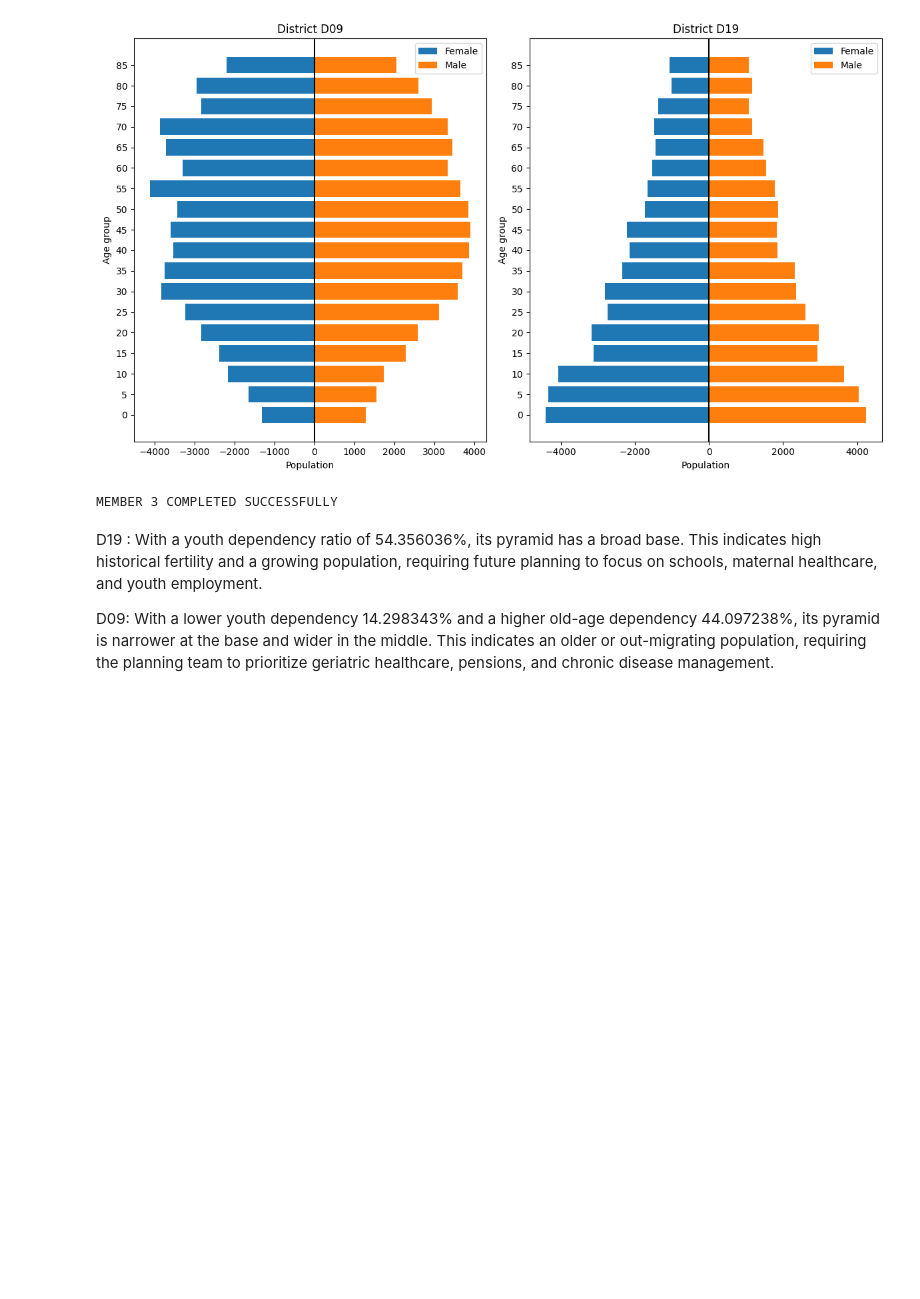
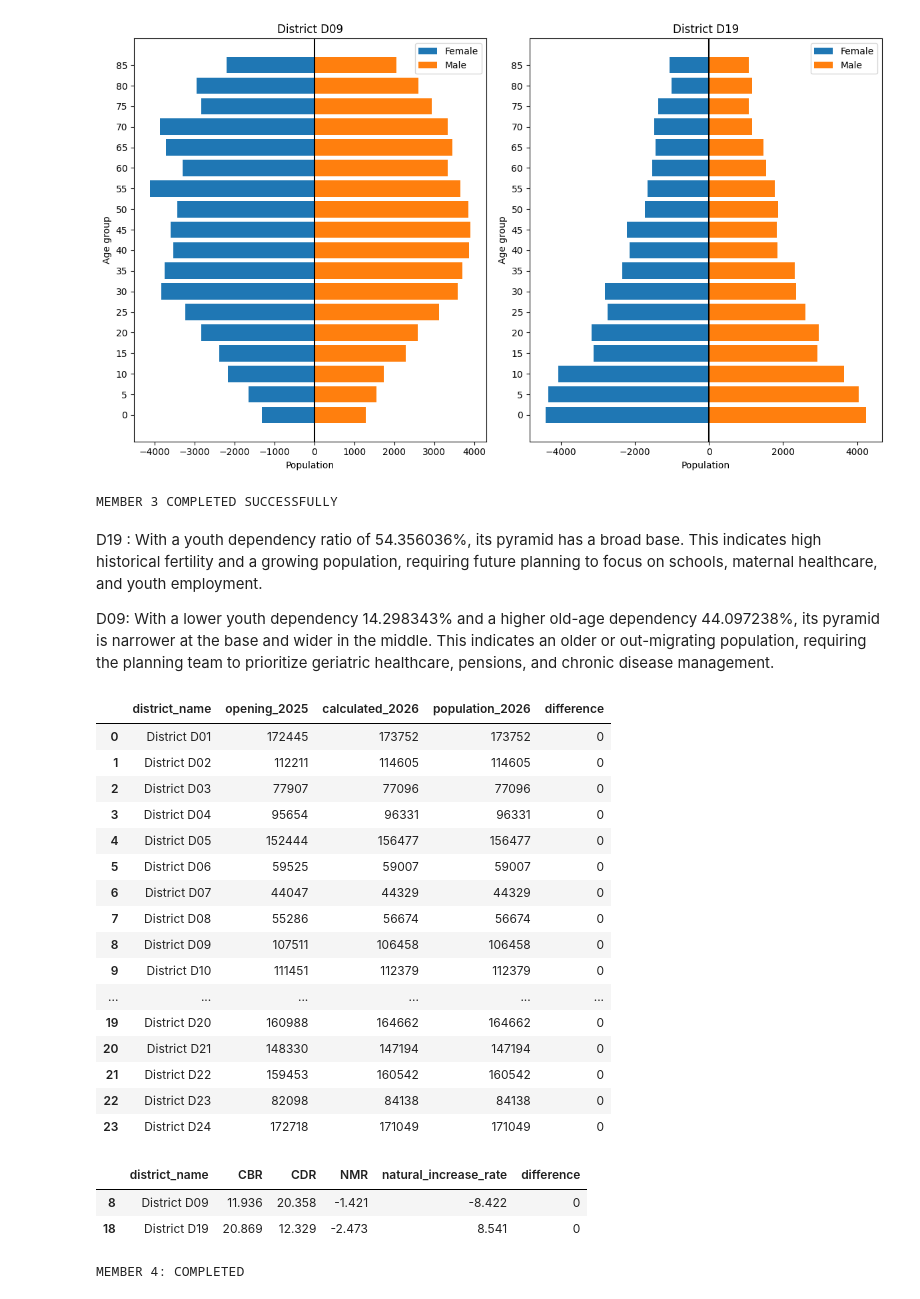
Before and after one commit to lincoln-bot/Assignment-2-HASTS206-GROUP-6, a Jupyter notebook: assignment2_demographic_analysis.ipynb, the cells around one changed output. Drawn from its saved outputs; the diff is of its cells as text; code cells hidden in the pictures; blank space fills up the shorter version.

```diff
--- a/assignment2_demographic_analysis.ipynb
+++ b/assignment2_demographic_analysis.ipynb
@@ -341,3 +341,74 @@ MEMBER 3 COMPLETED SUCCESSFULLY
 D19 : With a youth dependency ratio of 54.356036%, its pyramid has a broad base. This indicates high historical fertility and a growing population, requiring future planning to focus on schools, maternal healthcare, and youth employment.
 
 D09: With a lower youth dependency 14.298343% and a higher old-age dependency 44.097238%, its pyramid is narrower at the base and wider in the middle. This indicates an older or out-migrating population, requiring the planning team to prioritize geriatric healthcare, pensions, and chronic disease management.
+# %%
+#MEMBER 4
+import os
+import pandas as pd
+
+os.makedirs("outputs", exist_ok=True)
+
+# 1. LOAD DATA
+districts = pd.read_csv("assignment_data/districts.csv")
+age = pd.read_csv("assignment_data/age_sex.csv")
+selected = pd.read_csv("outputs/selected_districts.csv")
+
+# 2. CALCULATE OPENING POPULATION
+opening = age.groupby("district_id")["population_2025"].sum().reset_index(name="opening_2025")
+
+balance = districts.merge(opening, on="district_id")
+
+# 3. POPULATION BALANCING
+balance["calculated_2026"] = (
+    balance.opening_2025 + balance.births_2025
+    - balance.deaths_2025 + balance.arrivals_2025
+    - balance.departures_2025
+)
+
+balance["difference"] = balance.calculated_2026 - balance.population_2026
+display(balance[["district_name", "opening_2025", "calculated_2026", "population_2026", "difference"]])
+
+# 4. DEMOGRAPHIC RATES FOR SELECTED DISTRICTS
+rates = balance[balance.district_id.isin(selected.district_id)].copy()
+
+rates["midyear_exposure"] = (rates.opening_2025 + rates.population_2026) / 2
+rates["net_migration"] = rates.arrivals_2025 - rates.departures_2025
+rates["natural_increase"] = rates.births_2025 - rates.deaths_2025
+
+rates["CBR"] = rates.births_2025 / rates.midyear_exposure * 1000
+rates["CDR"] = rates.deaths_2025 / rates.midyear_exposure * 1000
+rates["NMR"] = rates.net_migration / rates.midyear_exposure * 1000
+rates["natural_increase_rate"] = rates.natural_increase / rates.midyear_exposure * 1000
+
+# 5. DISPLAY AND SAVE RESULTS
+columns = ["district_name", "CBR", "CDR", "NMR",
+           "natural_increase_rate", "difference"]
+
+display(rates[columns].round(3))
+
+balance.to_csv("outputs/q1b_population_balance_all_districts.csv", index=False)
+rates.to_csv("outputs/q1b_demographic_rates.csv", index=False)
+
+print("MEMBER 4: COMPLETED")
+# %% [output]
+|  | district_name | opening_2025 | calculated_2026 | population_2026 | difference |
+| 0 | District D01 | 172445 | 173752 | 173752 | 0 |
+| 1 | District D02 | 112211 | 114605 | 114605 | 0 |
+| 2 | District D03 | 77907 | 77096 | 77096 | 0 |
+| 3 | District D04 | 95654 | 96331 | 96331 | 0 |
+| 4 | District D05 | 152444 | 156477 | 156477 | 0 |
+| 5 | District D06 | 59525 | 59007 | 59007 | 0 |
+| 6 | District D07 | 44047 | 44329 | 44329 | 0 |
+| 7 | District D08 | 55286 | 56674 | 56674 | 0 |
+| 8 | District D09 | 107511 | 106458 | 106458 | 0 |
+| 9 | District D10 | 111451 | 112379 | 112379 | 0 |
+| ... | ... | ... | ... | ... | ... |
+| 19 | District D20 | 160988 | 164662 | 164662 | 0 |
+| 20 | District D21 | 148330 | 147194 | 147194 | 0 |
+| 21 | District D22 | 159453 | 160542 | 160542 | 0 |
+| 22 | District D23 | 82098 | 84138 | 84138 | 0 |
+| 23 | District D24 | 172718 | 171049 | 171049 | 0 |
+|  | district_name | CBR | CDR | NMR | natural_increase_rate | difference |
+| 8 | District D09 | 11.936 | 20.358 | -1.421 | -8.422 | 0 |
+| 18 | District D19 | 20.869 | 12.329 | -2.473 | 8.541 | 0 |
+MEMBER 4: COMPLETED
```
Also changed, not shown: parts of 3 cells of this notebook.
